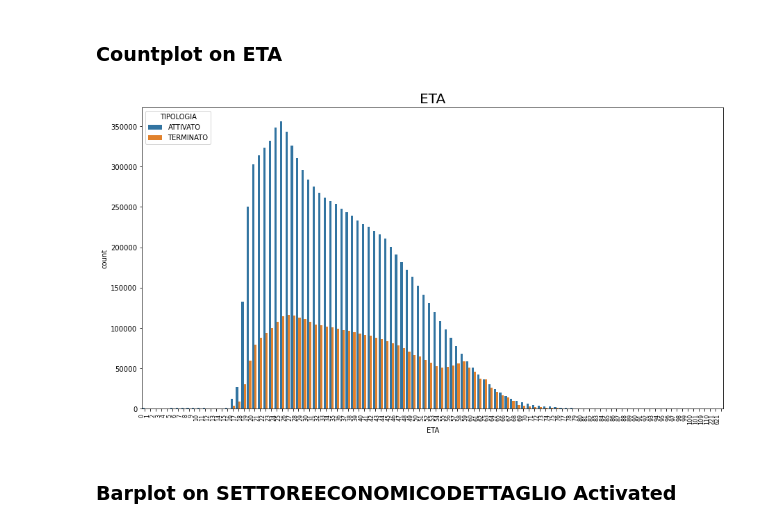
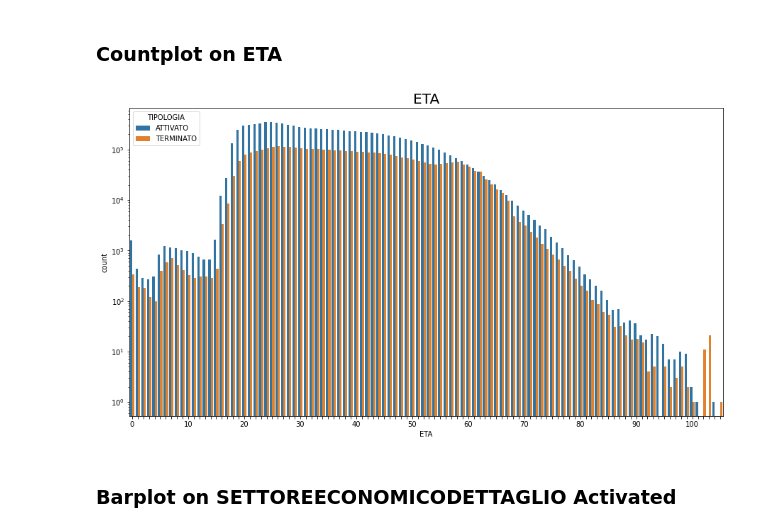
Before and after one commit to Smagia/DSB-ABB, a Jupyter notebook: DataScience_Lab1.ipynb, the cells around one changed output. Cells and saved outputs as stored; diff of their text form; code cells hidden in the pictures.

```diff
--- a/DataScience_Lab1.ipynb
+++ b/DataScience_Lab1.ipynb
@@ -239,9 +237,13 @@ plt.show()
 # %%
 ax = sb.countplot(data=tempDF, x='YEAR', hue = 'TIPOLOGIA')
 ax.set_title("Countplot on Year")
-ax.set_xticklabels(ax.get_xticklabels(), rotation=90, ha="right", size="8")
+ax.set_yscale("log")
+for ind, label in enumerate(ax.get_xticklabels()):
+    if ind % 5 == 0:
+        label.set_visible(True)
+    else:
+        label.set_visible(False)
 plt.gcf().set_size_inches(15, 8)
 plt.show()
-#TODO: fix year label shown as float
 #TODO: add description distribution: most entries are between 2009 and 2021
 # %% [output]
@@ -283,12 +285,17 @@ From the following graph we can understand better the distribution of the featur
 ### Countplot on ETA
 # %%
 ax = sb.countplot(data=result_df, x="ETA", hue="TIPOLOGIA")
-ax.set_xticklabels(ax.get_xticklabels(), rotation=90, ha="right", size="8")
+ax.set_yscale("log")
+for ind, label in enumerate(ax.get_xticklabels()):
+    if ind % 10 == 0:  # every 10th label is kept
+        label.set_visible(True)
+    else:
+        label.set_visible(False)
 plt.gcf().set_size_inches(15, 8)
 ax.set_title("ETA", fontsize = 20)
 plt.show()
 # %% [output]
-[figure, old version]
+[figure, new version]
 # %% [markdown]
 ### Barplot on SETTOREECONOMICODETTAGLIO Activated
 # %% [markdown]
```
Also changed, not shown: parts of 5 cells of this notebook.
